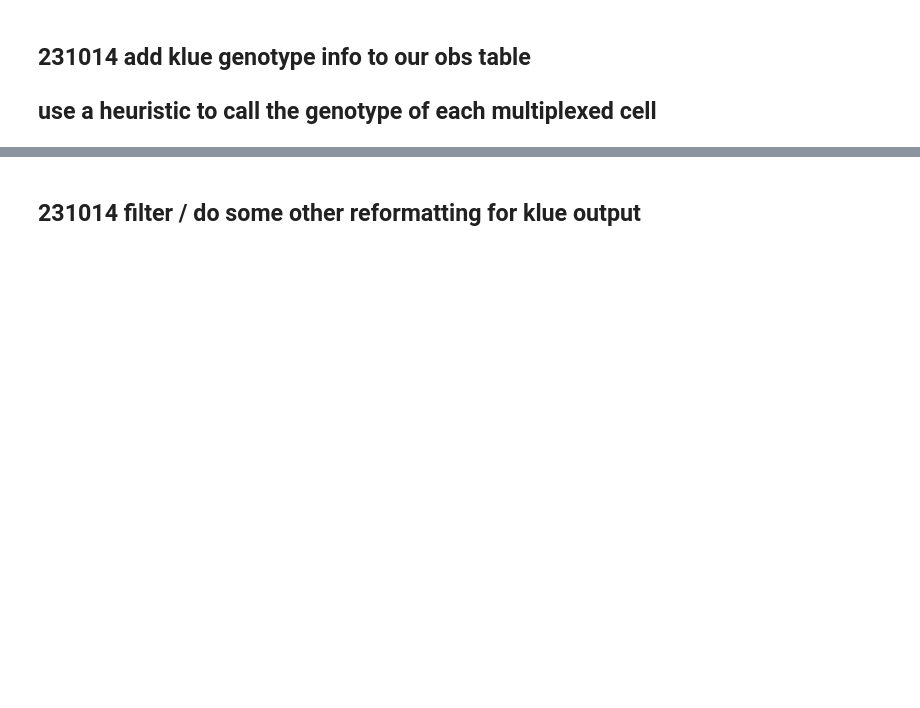
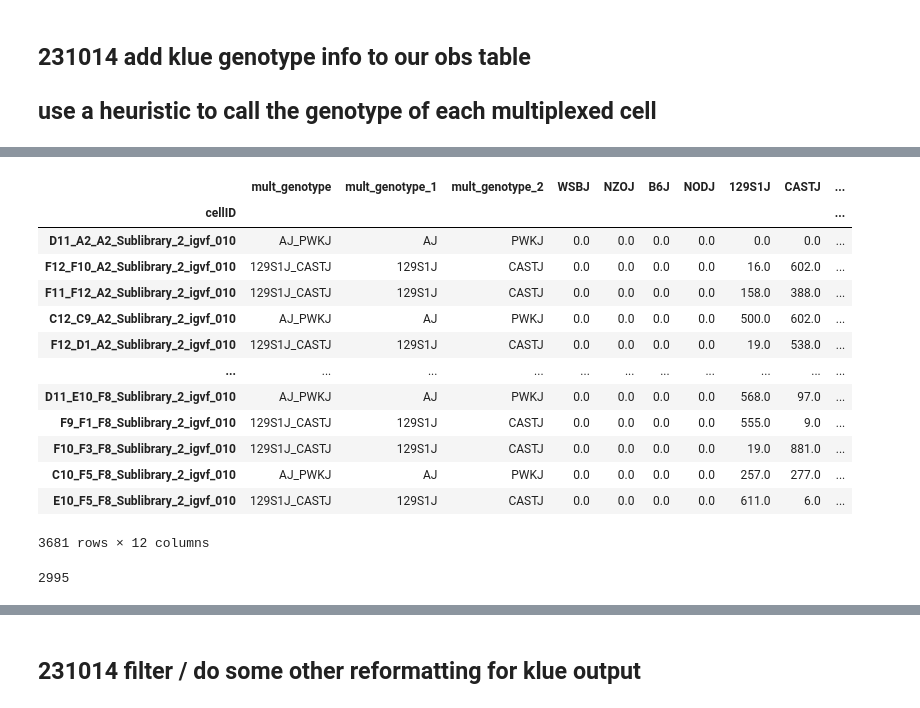
Before and after one commit to mortazavilab/parse_pipeline, a Jupyter notebook: snakemake/snakemake_dev.ipynb, the cells around one changed output, grey strips where cells are left out. Drawn from its saved outputs; the diff is of its cells as text; code cells hidden in the pictures; blank space fills up the shorter version.

```diff
--- a/snakemake/snakemake_dev.ipynb
+++ b/snakemake/snakemake_dev.ipynb
@@ -15,0 +287,21 @@ with open(config_file) as f:
+# %%
+df.loc[(df.new_genotype.notnull())&(df.new_genotype!='tie')]
+# %% [output]
+|  | mult_genotype | mult_genotype_1 | mult_genotype_2 | WSBJ | NZOJ | B6J | NODJ | 129S1J | CASTJ | ... |
+| cellID |  |  |  |  |  |  |  |  |  | ... |
+| D11_A2_A2_Sublibrary_2_igvf_010 | AJ_PWKJ | AJ | PWKJ | 0.0 | 0.0 | 0.0 | 0.0 | 0.0 | 0.0 | ... |
+| F12_F10_A2_Sublibrary_2_igvf_010 | 129S1J_CASTJ | 129S1J | CASTJ | 0.0 | 0.0 | 0.0 | 0.0 | 16.0 | 602.0 | ... |
+| F11_F12_A2_Sublibrary_2_igvf_010 | 129S1J_CASTJ | 129S1J | CASTJ | 0.0 | 0.0 | 0.0 | 0.0 | 158.0 | 388.0 | ... |
+| C12_C9_A2_Sublibrary_2_igvf_010 | AJ_PWKJ | AJ | PWKJ | 0.0 | 0.0 | 0.0 | 0.0 | 500.0 | 602.0 | ... |
+| F12_D1_A2_Sublibrary_2_igvf_010 | 129S1J_CASTJ | 129S1J | CASTJ | 0.0 | 0.0 | 0.0 | 0.0 | 19.0 | 538.0 | ... |
+| ... | ... | ... | ... | ... | ... | ... | ... | ... | ... | ... |
+| D11_E10_F8_Sublibrary_2_igvf_010 | AJ_PWKJ | AJ | PWKJ | 0.0 | 0.0 | 0.0 | 0.0 | 568.0 | 97.0 | ... |
+| F9_F1_F8_Sublibrary_2_igvf_010 | 129S1J_CASTJ | 129S1J | CASTJ | 0.0 | 0.0 | 0.0 | 0.0 | 555.0 | 9.0 | ... |
+| F10_F3_F8_Sublibrary_2_igvf_010 | 129S1J_CASTJ | 129S1J | CASTJ | 0.0 | 0.0 | 0.0 | 0.0 | 19.0 | 881.0 | ... |
+| C10_F5_F8_Sublibrary_2_igvf_010 | AJ_PWKJ | AJ | PWKJ | 0.0 | 0.0 | 0.0 | 0.0 | 257.0 | 277.0 | ... |
+| E10_F5_F8_Sublibrary_2_igvf_010 | 129S1J_CASTJ | 129S1J | CASTJ | 0.0 | 0.0 | 0.0 | 0.0 | 611.0 | 6.0 | ... |
+3681 rows × 12 columns
+# %%
+len(df.loc[df.new_genotype=='tie'])
+# %% [output]
+2995
```
Also changed, not shown: parts of 19 cells of this notebook, 2 other files.
